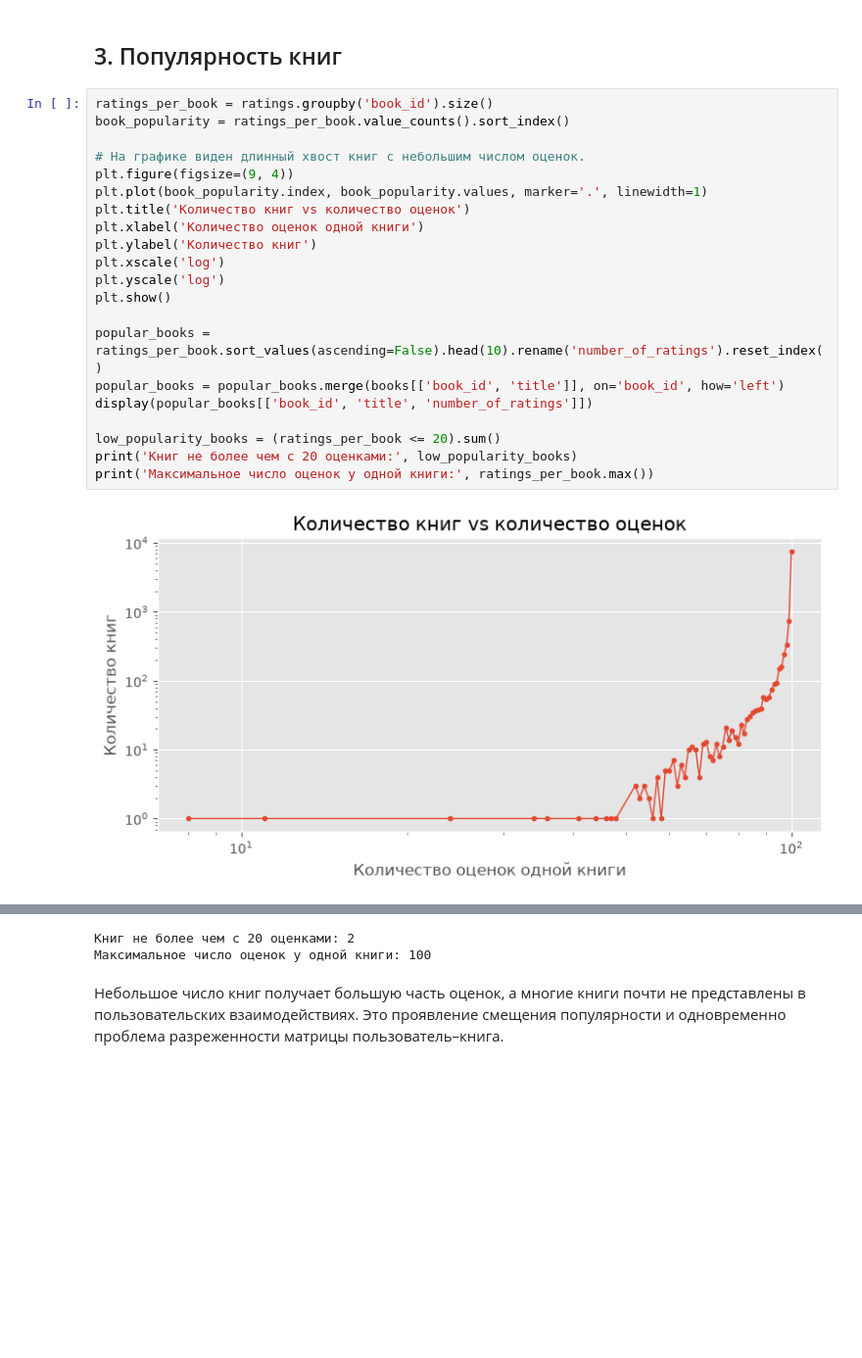
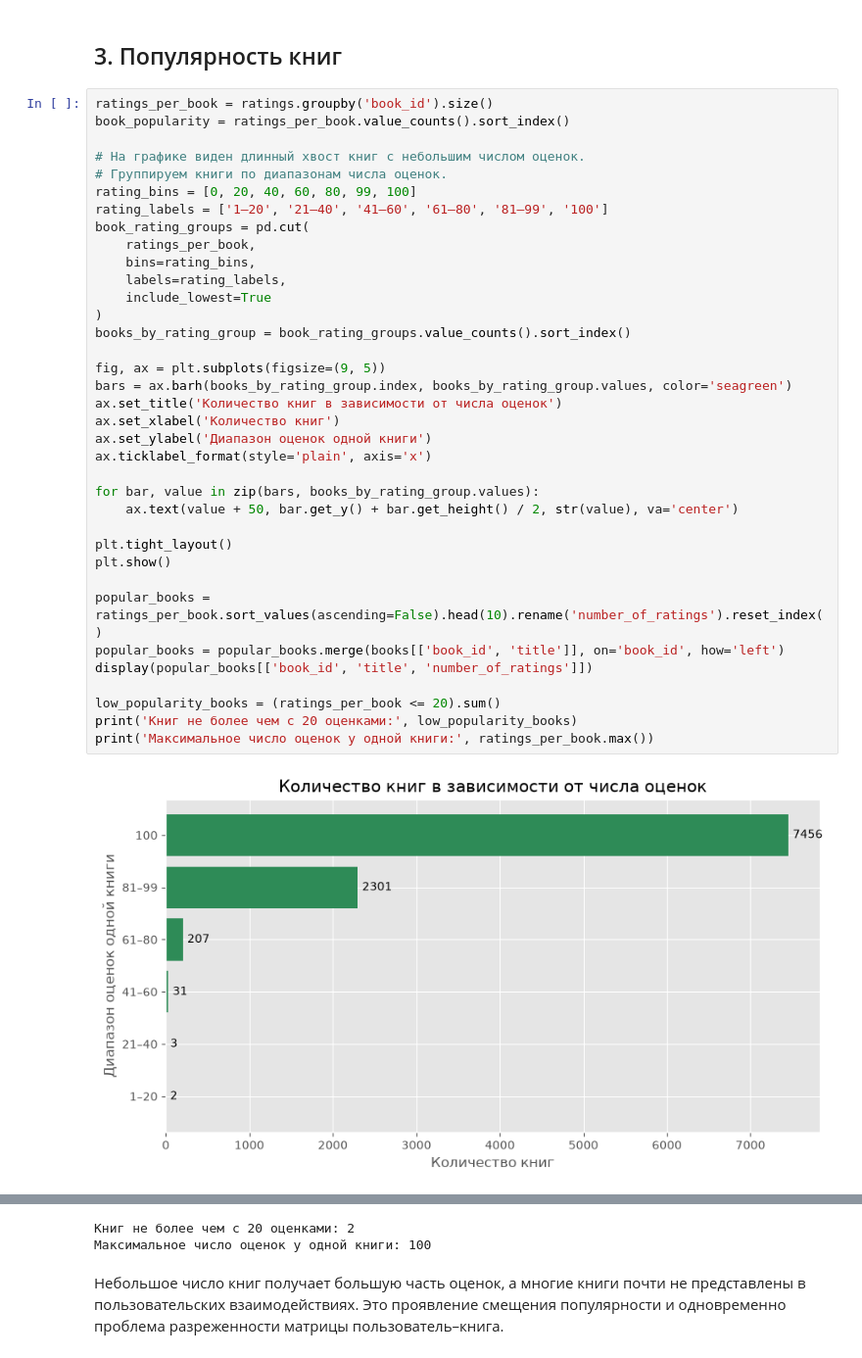
Before and after one commit to MaximTrofimenko/recommender_systems, a Jupyter notebook: hw1.ipynb, the cells around one changed output, grey strips where cells are left out. Shown at 98% size. Saved outputs shown, nothing was run; the diff lists cells and outputs as text; blank space fills up the shorter version.

```diff
--- a/hw1.ipynb
+++ b/hw1.ipynb
@@ -137,26 +150,41 @@ Name: number_of_ratings, dtype: int64
 # %%
 ratings_per_book = ratings.groupby('book_id').size()
 book_popularity = ratings_per_book.value_counts().sort_index()
 
 # На графике виден длинный хвост книг с небольшим числом оценок.
-plt.figure(figsize=(9, 4))
-plt.plot(book_popularity.index, book_popularity.values, marker='.', linewidth=1)
-plt.title('Количество книг vs количество оценок')
-plt.xlabel('Количество оценок одной книги')
-plt.ylabel('Количество книг')
-plt.xscale('log')
-plt.yscale('log')
+# Группируем книги по диапазонам числа оценок.
+rating_bins = [0, 20, 40, 60, 80, 99, 100]
+rating_labels = ['1–20', '21–40', '41–60', '61–80', '81–99', '100']
+book_rating_groups = pd.cut(
+    ratings_per_book,
+    bins=rating_bins,
+    labels=rating_labels,
+    include_lowest=True
+)
+books_by_rating_group = book_rating_groups.value_counts().sort_index()
+
+fig, ax = plt.subplots(figsize=(9, 5))
+bars = ax.barh(books_by_rating_group.index, books_by_rating_group.values, color='seagreen')
+ax.set_title('Количество книг в зависимости от числа оценок')
+ax.set_xlabel('Количество книг')
+ax.set_ylabel('Диапазон оценок одной книги')
+ax.ticklabel_format(style='plain', axis='x')
+
+for bar, value in zip(bars, books_by_rating_group.values):
+    ax.text(value + 50, bar.get_y() + bar.get_height() / 2, str(value), va='center')
+
+plt.tight_layout()
 plt.show()
 
 popular_books = ratings_per_book.sort_values(ascending=False).head(10).rename('number_of_ratings').reset_index()
 popular_books = popular_books.merge(books[['book_id', 'title']], on='book_id', how='left')
 display(popular_books[['book_id', 'title', 'number_of_ratings']])
 
 low_popularity_books = (ratings_per_book <= 20).sum()
 print('Книг не более чем с 20 оценками:', low_popularity_books)
 print('Максимальное число оценок у одной книги:', ratings_per_book.max())
 # %% [output]
-[figure, old version]
+[figure, new version]
 |  | book_id | title | number_of_ratings |
 | 0 | 1 | The Hunger Games (The Hunger Game... | 100 |
 | 1 | 5198 | Of Love and Shadows | 100 |
```
Also changed, not shown: parts of 2 cells of this notebook.
